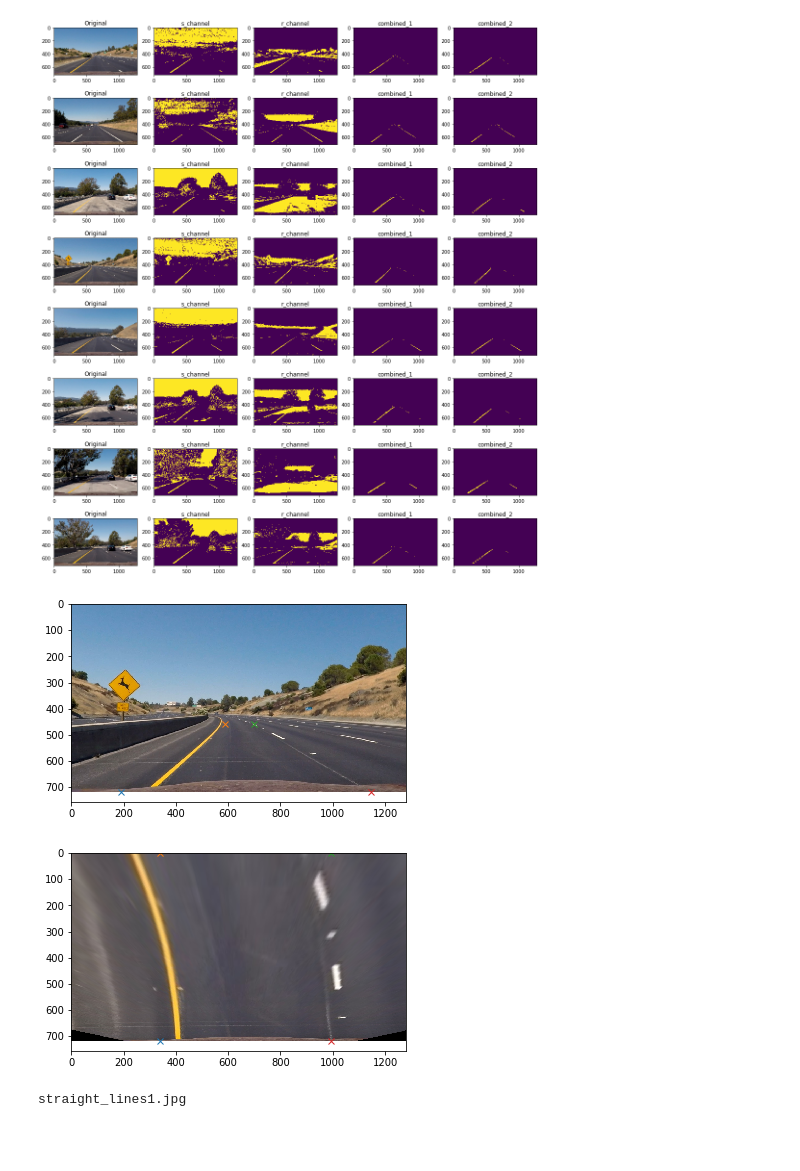
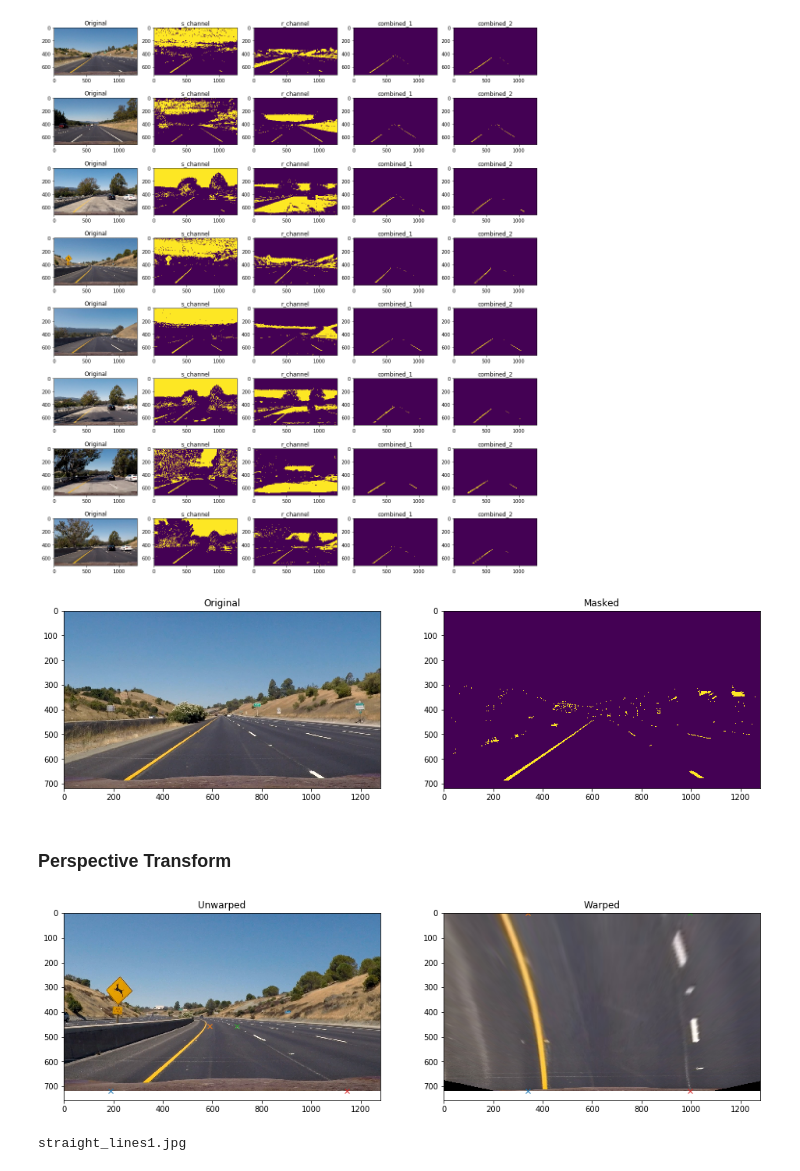
Before and after one commit to cyrano5614/CarND-Advanced-Lane-Lines, a Jupyter notebook: pipeline.ipynb, the cells around one changed output. Cells and saved outputs as stored; diff of their text form; code cells hidden in the pictures; blank space fills up the shorter version.

```diff
--- a/pipeline.ipynb
+++ b/pipeline.ipynb
@@ -271,3 +268,20 @@ plt.show()
+# %%
+image = read_img('test_images/straight_lines1.jpg')
+plt.figure(figsize=(16,5))
+
+plt.subplot(121)
+plt.title('Original')
+plt.imshow(image)
+
+plt.subplot(122)
+plt.title('Masked')
+plt.imshow(masking(image))
+
+plt.show()
+# %% [output]
+[figure, added]
+# %% [markdown]
+### Perspective Transform
 # %%
 def warp(img):
     corners = np.float32([[190,720],[589,457],[698,457],[1145,720]])
@@ -287,20 +297,27 @@ def warp(img):
     warped = cv2.warpPerspective(img, M, img_size , flags=cv2.INTER_LINEAR)
     return warped, M, src, dst, Minv
 # %%
-warped_image = read_img('test_images/test2.jpg')
-warped_image = fix_distortion(warped_image)
-plt.imshow(warped_image)
+image = read_img('test_images/test2.jpg')
+warped_image = fix_distortion(image)
 warped_image, M, src, dst, Minv = warp(warped_image)
+
+plt.figure(figsize=(16,5))
+
+plt.subplot(121)
+plt.title('Unwarped')
+plt.imshow(image)
 for i in range(4):
     plt.plot(src[i][0], src[i][1], 'x')
-plt.show()
+
+plt.subplot(122)
+plt.title('Warped')
 plt.imshow(warped_image)
 for i in range(4):
     plt.plot(dst[i][0], dst[i][1], 'x')
+
 plt.show()
 # %% [output]
-[figure, old version]
+[figure, new version]
-[figure, removed]
 # %%
 # plt.figure(figsize=(18,21))
 for i, image in enumerate(test_images):
```
Also changed, not shown: parts of 26 cells of this notebook, 14 other files.
